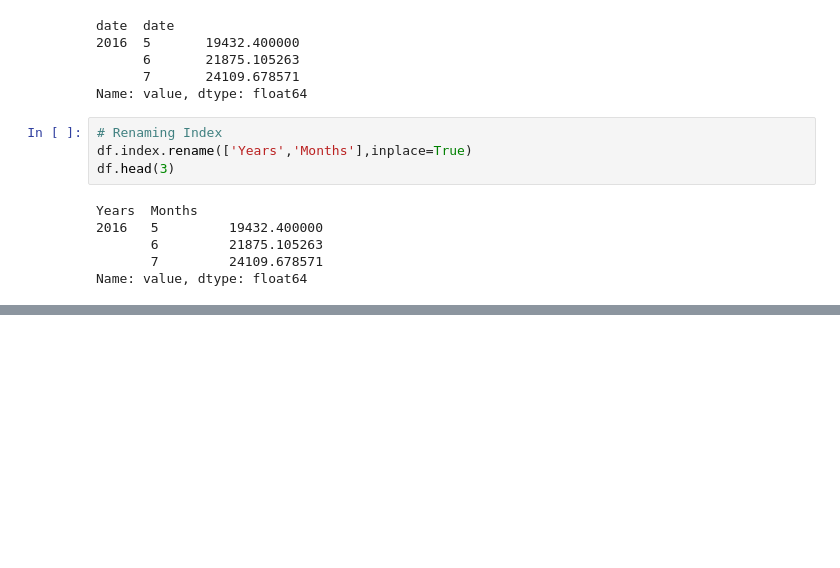
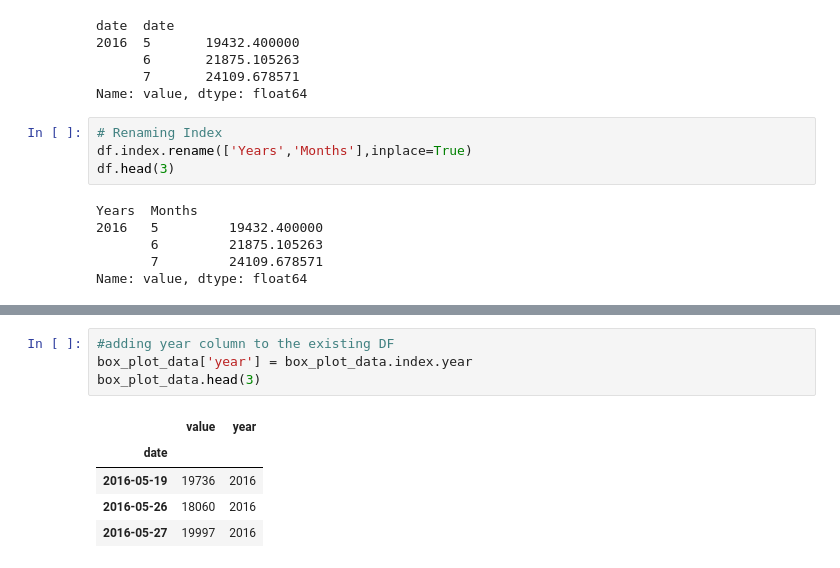
Before and after one commit to shredder47/freecodecamp-data-analysis-using-python-assignment, a Jupyter notebook: Freecodecamp_assignment_4.ipynb, the cells around one changed output, grey strips where cells are left out. Cells and saved outputs as stored; diff of their text form; blank space fills up the shorter version.

```diff
--- a/Freecodecamp_assignment_4.ipynb
+++ b/Freecodecamp_assignment_4.ipynb
@@ -148,0 +139,10 @@ df.describe()
+# %%
+#adding year column to the existing DF
+box_plot_data['year'] = box_plot_data.index.year
+box_plot_data.head(3)
+# %% [output]
+|  | value | year |
+| date |  |  |
+| 2016-05-19 | 19736 | 2016 |
+| 2016-05-26 | 18060 | 2016 |
+| 2016-05-27 | 19997 | 2016 |
```
Also changed, not shown: parts of 4 cells of this notebook.
